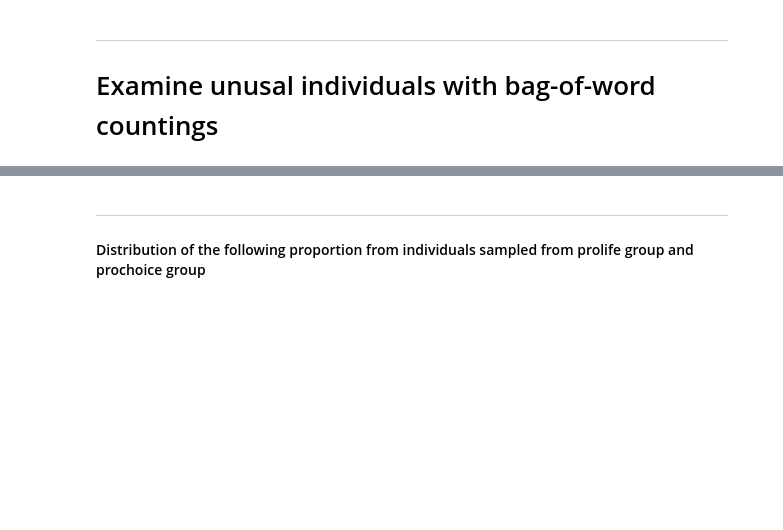
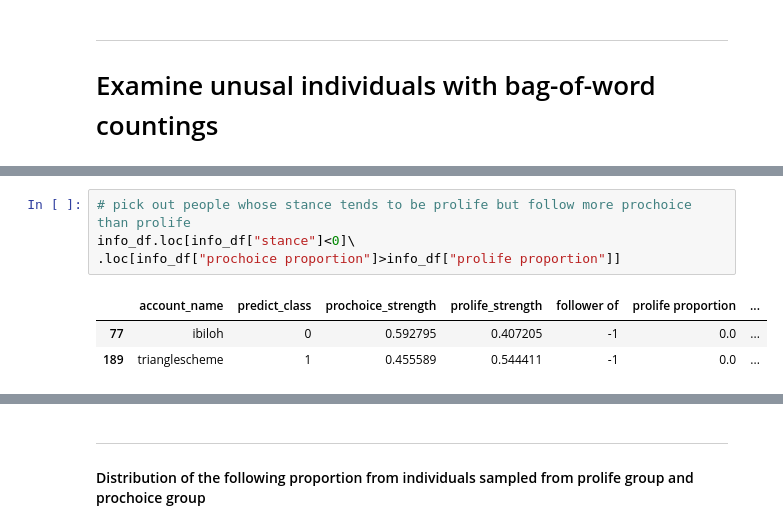
Before and after one commit to JunTan/TwitterAnalysis, a Jupyter notebook: EDA_Diversity_Strength.ipynb, the cells around one changed output, grey strips where cells are left out. Saved outputs shown, nothing was run; the diff lists cells and outputs as text; blank space fills up the shorter version.

```diff
--- a/EDA_Diversity_Strength.ipynb
+++ b/EDA_Diversity_Strength.ipynb
@@ -277,0 +281,8 @@ prochoice_unusual_indiv
+# %%
+# pick out people whose stance tends to be prolife but follow more prochoice than prolife
+info_df.loc[info_df["stance"]<0]\
+.loc[info_df["prochoice proportion"]>info_df["prolife proportion"]]
+# %% [output]
+|  | account_name | predict_class | prochoice_strength | prolife_strength | follower of | prolife proportion | ... |
+| 77 | ibiloh | 0 | 0.592795 | 0.407205 | -1 | 0.0 | ... |
+| 189 | trianglescheme | 1 | 0.455589 | 0.544411 | -1 | 0.0 | ... |
```
Also changed, not shown: parts of 27 cells of this notebook, 9 other files.
